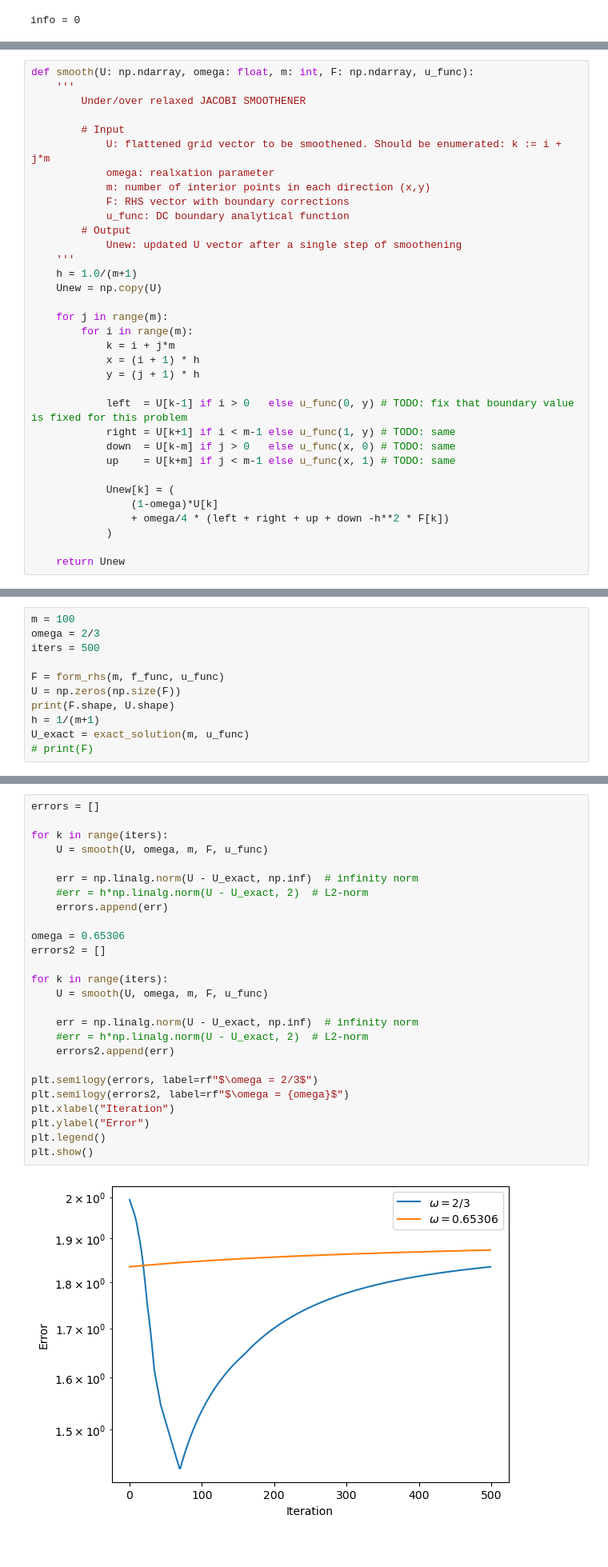
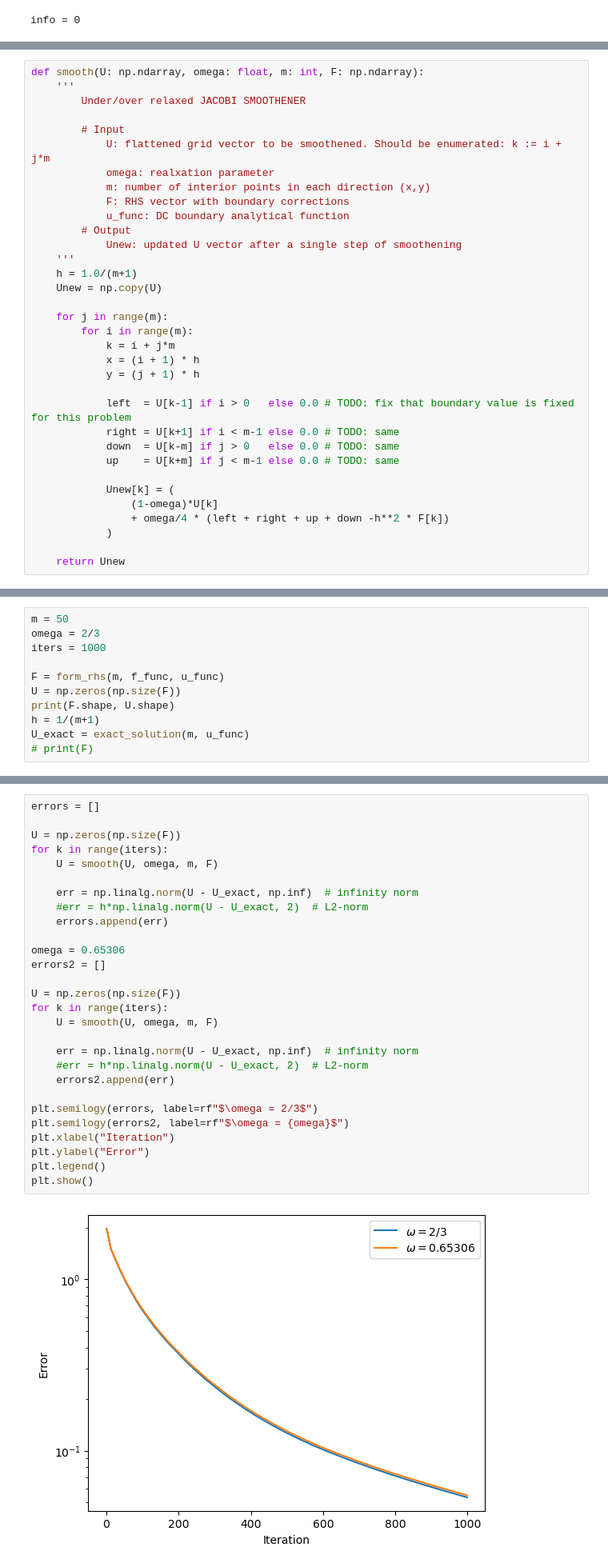
Before and after one commit to Maastrup/02687-SciFi-Computing, a Jupyter notebook: Assignment 1/Exercise3.ipynb, the cells around one changed output, grey strips where cells are left out. Shown at 80% size. Saved outputs shown, nothing was run; the diff lists cells and outputs as text.

```diff
--- a/Assignment 1/Exercise3.ipynb
+++ b/Assignment 1/Exercise3.ipynb
@@ -146,7 +146,7 @@ plt.show()
 # %% [output]
 [figure]
 # %%
-def smooth(U: np.ndarray, omega: float, m: int, F: np.ndarray, u_func):
+def smooth(U: np.ndarray, omega: float, m: int, F: np.ndarray):
     '''
         Under/over relaxed JACOBI SMOOTHENER
 
@@ -168,10 +168,10 @@ def smooth(U: np.ndarray, omega: float, m: int, F: np.ndarray, u_func):
             x = (i + 1) * h
             y = (j + 1) * h
 
-            left  = U[k-1] if i > 0   else u_func(0, y) # TODO: fix that boundary value is fixed for this problem
-            right = U[k+1] if i < m-1 else u_func(1, y) # TODO: same
-            down  = U[k-m] if j > 0   else u_func(x, 0) # TODO: same
-            up    = U[k+m] if j < m-1 else u_func(x, 1) # TODO: same
+            left  = U[k-1] if i > 0   else 0.0 # TODO: fix that boundary value is fixed for this problem
+            right = U[k+1] if i < m-1 else 0.0 # TODO: same
+            down  = U[k-m] if j > 0   else 0.0 # TODO: same
+            up    = U[k+m] if j < m-1 else 0.0 # TODO: same
 
             Unew[k] = (
                 (1-omega)*U[k]
@@ -192,9 +192,9 @@ def exact_solution(m, u_func):
 
     return Ue
 # %%
-m = 100
+m = 50
 omega = 2/3
-iters = 500
+iters = 1000
 
 F = form_rhs(m, f_func, u_func)
 U = np.zeros(np.size(F))
@@ -207,31 +207,33 @@ U_exact = exact_solution(m, u_func)
 # %%
 errors = []
 
+U = np.zeros(np.size(F))
 for k in range(iters):
-    U = smooth(U, omega, m, F, u_func)
+    U = smooth(U, omega, m, F)
 
     err = np.linalg.norm(U - U_exact, np.inf)  # infinity norm
     #err = h*np.linalg.norm(U - U_exact, 2)  # L2-norm
     errors.append(err)
 
 omega = 0.65306
 errors2 = []
 
+U = np.zeros(np.size(F))
 for k in range(iters):
-    U = smooth(U, omega, m, F, u_func)
+    U = smooth(U, omega, m, F)
 
     err = np.linalg.norm(U - U_exact, np.inf)  # infinity norm
     #err = h*np.linalg.norm(U - U_exact, 2)  # L2-norm
     errors2.append(err)
 
 plt.semilogy(errors, label=rf"$\omega = 2/3$")
 plt.semilogy(errors2, label=rf"$\omega = {omega}$")
 plt.xlabel("Iteration")
 plt.ylabel("Error")
 plt.legend()
 plt.show()
 # %% [output]
-[figure, old version]
+[figure, new version]
 # %%
 def exact_solution(m, u_func):
     h = 1/(m+1)
```
Also changed, not shown: parts of 7 cells of this notebook, 1 other file.
